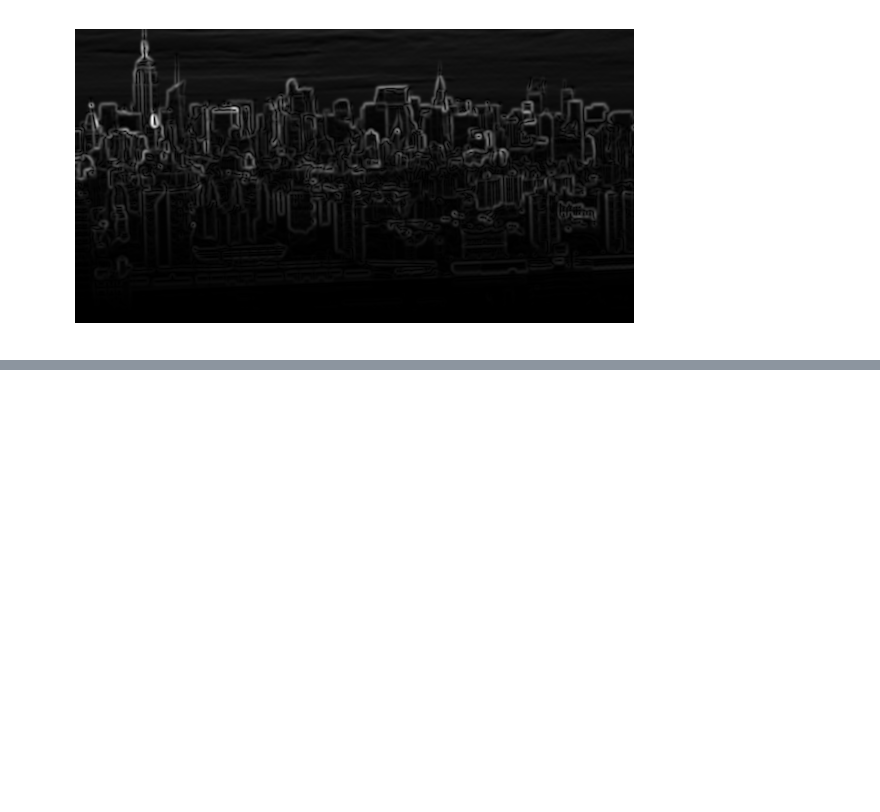
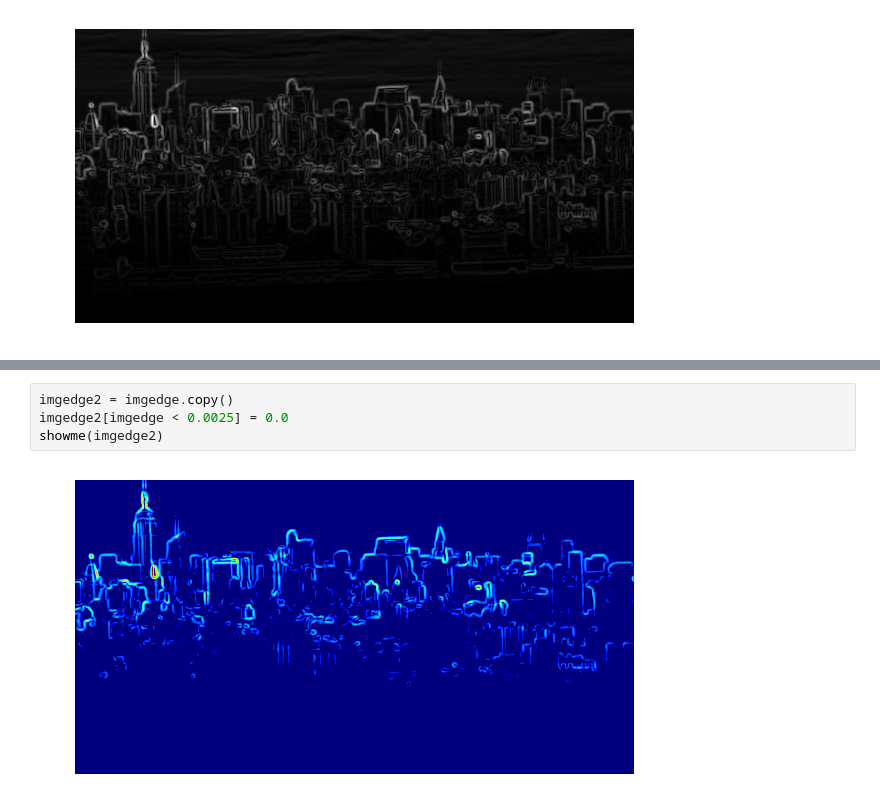
Before and after one commit to gdobler/cuip, a Jupyter notebook: cuip/plumes/IlanImgProc/imgProc1.ipynb, the cells around one changed output, grey strips where cells are left out. Drawn from its saved outputs; the diff is of its cells as text; blank space fills up the shorter version.

```diff
--- a/cuip/plumes/IlanImgProc/imgProc1.ipynb
+++ b/cuip/plumes/IlanImgProc/imgProc1.ipynb
@@ -124,0 +91,6 @@ upper
+# %%
+imgedge2 = imgedge.copy()
+imgedge2[imgedge < 0.0025] = 0.0
+showme(imgedge2)
+# %% [output]
+[figure, added]
```
Also changed, not shown: parts of 18 cells of this notebook.
